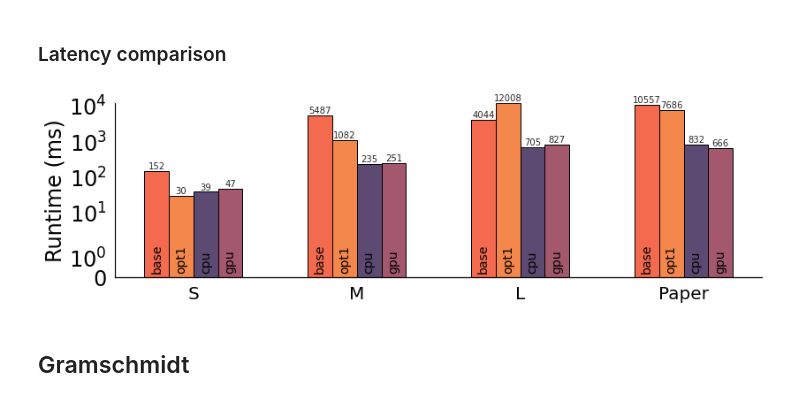
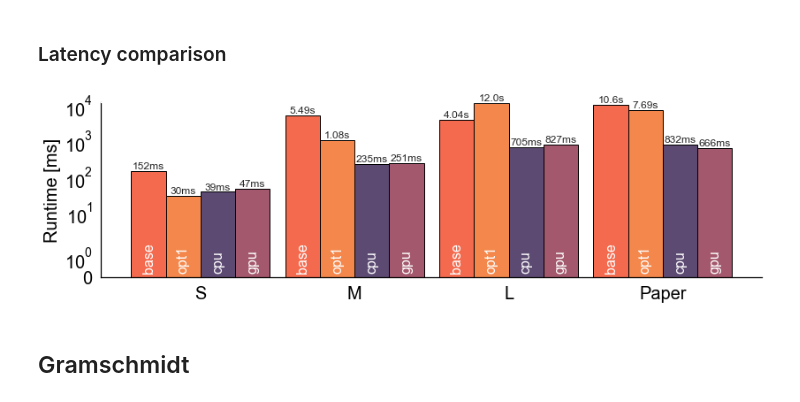
Before and after one commit to fabianlandwehr1/DPHPC-Project, a Jupyter notebook: graphs/DPHPC Graphs.ipynb, the cells around one changed output. Drawn from its saved outputs; the diff is of its cells as text; code cells hidden in the pictures.

Commit message:
Add nicer annotations to plots

```diff
--- a/graphs/DPHPC Graphs.ipynb
+++ b/graphs/DPHPC Graphs.ipynb
@@ -118,7 +138,7 @@ fig = plt.figure(figsize=(12, 4))
 ax1 = fig.add_subplot(111)
 ax1.set_facecolor('None')
 
-bar_width = 0.2
+bar_width = 0.225
 
 rects3 = ax1.bar(input_size_xaxis_ticks - 1.5*bar_width, baseline, width= bar_width, color=color_baseline,
        label="base", edgecolor = 'black')
@@ -140,18 +160,14 @@ def autolabel(rects, bar_label):
     """
     for rect in rects:
         height = rect.get_height()
-        # if height < 0.099:
-        #     printer = '%.0fms' % (height*1000)
-        # else:
-        #
-        printer = '%.0f' % height
+
         ax1.text(rect.get_x() + rect.get_width()/2., 1.02*height,
-                printer, fontsize=12,
+                printer(height), fontsize=12,
                 ha='center', va='bottom')
 
         height = 0.2
         ax1.text(rect.get_x() + rect.get_width()/2., height,
-                bar_label, fontsize=14, rotation = 90,
+                bar_label, fontsize=16, rotation = 90,
                 ha='center', va='bottom', color = 'white')
 autolabel(rects1, "cpu")
 autolabel(rects2, "opt1")
@@ -160,7 +176,7 @@ autolabel(rects4, 'opt2')
 
 # ax1.set_title('Runtime for {}'.format(kernel_name), loc='left', pad = 25)
 # ax1.set_xlabel('Input size', color='black')
-ax1.set_ylabel('Runtime (ms)', color='black')
+ax1.set_ylabel('Runtime [ms]', color='black')
 ax1.set_xticks(input_size_xaxis_ticks)
 ax1.set_xticklabels(input_size)
 ax1.tick_params(axis='x', labelcolor='black')
@@ -273,7 +289,7 @@ fig = plt.figure(figsize=(12, 4))
 ax1 = fig.add_subplot(111)
 ax1.set_facecolor('None')
 
-bar_width = 0.15
+bar_width = 0.18
 
 rects3 = ax1.bar(input_size_xaxis_ticks - 2*bar_width, baseline, width= bar_width, color=color_baseline,
        label="Baseline", edgecolor = 'black')
@@ -298,18 +314,14 @@ def autolabel(rects, bar_label):
     """
     for rect in rects:
         height = rect.get_height()
-        # if height < 0.099:
-        #     printer = '%.0fms' % (height*1000)
-        # else:
-        #
-        printer = '%.0f' % height
+
         ax1.text(rect.get_x() + rect.get_width()/2., 1.02*height,
-                printer, fontsize=10,
+                printer_comp(height), fontsize=11,
                 ha='center', va='bottom')
 
         height = 0.2
         ax1.text(rect.get_x() + rect.get_width()/2., height,
-                bar_label, fontsize=14, rotation = 90,
+                bar_label, fontsize=16, rotation = 90,
                 ha='center', va='bottom', color = 'white')
 autolabel(rects1, "opt2")
 autolabel(rects2, "opt1")
@@ -318,7 +330,7 @@ autolabel(rects4, "cpu")
 autolabel(rects5, "gpu")
 # ax1.set_title('Runtime for {}'.format(kernel_name), loc='left', pad = 25)
 # ax1.set_xlabel('Input size', color='black')
-ax1.set_ylabel('Runtime (ms)', color='black')
+ax1.set_ylabel('Runtime [ms]', color='black')
 ax1.set_xticks(input_size_xaxis_ticks)
 ax1.set_xticklabels(input_size)
 ax1.tick_params(axis='x', labelcolor='black')
@@ -428,7 +440,7 @@ fig = plt.figure(figsize=(12, 4))
 ax1 = fig.add_subplot(111)
 ax1.set_facecolor('None')
 
-bar_width = 0.15
+bar_width = 0.225
 
 rects3 = ax1.bar(input_size_xaxis_ticks - 1.5*bar_width, baseline, width= bar_width, color=color_baseline,
        label="Baseline", edgecolor = 'black')
@@ -453,46 +465,43 @@ def autolabel(rects, bar_label):
     """
     for rect in rects:
         height = rect.get_height()
-        # if height < 0.099:
-        #     printer = '%.0fms' % (height*1000)
-        # else:
-        printer = '%.0f' % height
+
         ax1.text(rect.get_x() + rect.get_width()/2., 1.02*height,
-                printer, fontsize=10,
+                printer(height), fontsize=12,
                 ha='center', va='bottom')
 
         height = 0.2
         ax1.text(rect.get_x() + rect.get_width()/2., height,
-                bar_label, fontsize=14, rotation = 90,
+                bar_label, fontsize=16, rotation = 90,
                 ha='center', va='bottom', color = 'white')
 autolabel(rects2, "opt1")
 autolabel(rects3, "base")
 autolabel(rects4, "cpu")
 autolabel(rects5, "gpu")
 # ax1.set_title('Runtime for {}'.format(kernel_name), loc='left', pad = 25)
 # ax1.set_xlabel('Input size', color='black')
-ax1.set_ylabel('Runtime (ms)', color='black')
+ax1.set_ylabel('Runtime [ms]', color='black')
 ax1.set_xticks(input_size_xaxis_ticks)
 ax1.set_xticklabels(input_size)
 ax1.tick_params(axis='x', labelcolor='black')
 ax1.tick_params(axis='y', labelcolor='black')
 ax1.spines['bottom'].set_color('black')
 ax1.spines['left'].set_color('black')
 ax.tick_params(axis='x', colors='black')
 ax.xaxis.label.set_color('black')
 ax.yaxis.label.set_color('black')
 ax.yaxis.set_label_coords(0.25, .99999)
 ax1.set_yscale('symlog')
 ax.grid(False)
 # plt.legend(ncol = 2, bbox_to_anchor=(0.49, 1.22), frameon=False)
 plt.tight_layout() #Cuts waste white space
 
 ## PLOT settings #########################################################################
 plt.savefig('./{}_latency.pdf'.format(kernel_name),
             facecolor=fig.get_facecolor(),bbox_inches="tight", edgecolor='None',dpi=500)
 plt.show()
 # %% [output]
-[figure, old version]
+[figure, new version]
 # %% [markdown]
 ## Gramschmidt
 # %% [markdown]
```
Also changed, not shown: parts of 12 cells of this notebook, 5 other files.
